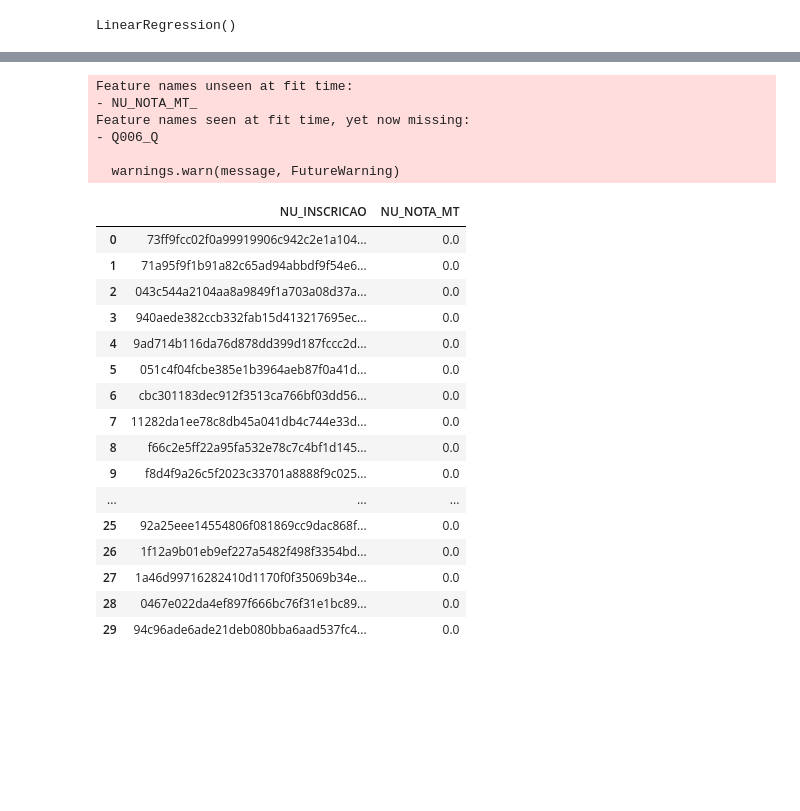
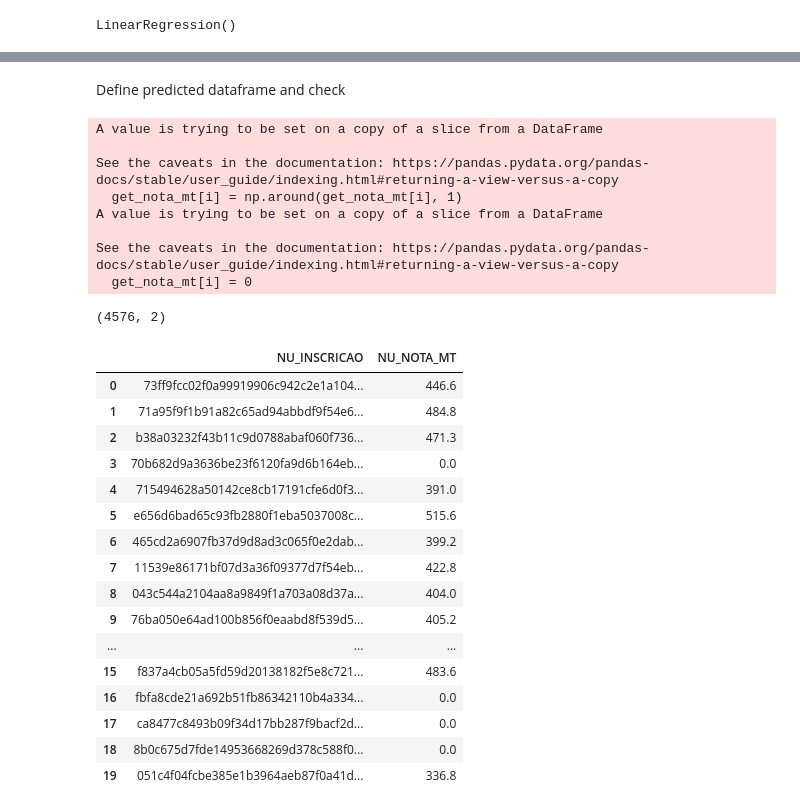
Before and after one commit to mirellaalves/data-science-acelera, a Jupyter notebook: enem-2/main.ipynb, the cells around one changed output, grey strips where cells are left out. Drawn from its saved outputs; the diff is of its cells as text; code cells hidden in the pictures; blank space fills up the shorter version.

```diff
--- a/enem-2/main.ipynb
+++ b/enem-2/main.ipynb
@@ -310,6 +146,5 @@ Name: NU_NOTA_MT, dtype: int64
 # %%
-# train model by linear regression
 linear_regression = LinearRegression()
-linear_regression.fit(x_train_features, y_train_target)
+linear_regression.fit(use_one_hot_encoder(x_train_features), y_train_target)
 # %% [output]
 LinearRegression()
@@ -327,0 +153,4 @@ df_test.shape
+# %%
+df_test_inscricao = df_test['NU_INSCRICAO']
+df_test_no_inscricao = df_test.drop(['NU_INSCRICAO'], axis=1)
+y_test_target = linear_regression.predict(use_one_hot_encoder(df_test_no_inscricao))
@@ -328,36 +159,55 @@ df_test.shape
+# %%
+def fill_missing_students_grade(df, missing_students):
+    new_df = df.copy()
+    get_inscricao = new_df['NU_INSCRICAO']
+    get_nota_mt = new_df['NU_NOTA_MT']
+    for i in range(1, new_df.shape[0]):
+        if get_inscricao[i] in missing_students:
+            get_nota_mt[i] = 0
+        get_nota_mt[i] = np.around(get_nota_mt[i], 1)
+    return new_df
+# %% [markdown]
+Define predicted dataframe and check
 # %%
-# test model
-y_test_target = linear_regression.predict(x_test_features)
-
 df_pred = pd.DataFrame({
     'NU_INSCRICAO': df_test_inscricao,
     'NU_NOTA_MT': y_test_target
 }).reset_index(drop=True)
 
-df_pred['NU_NOTA_MT'] = np.around(df_pred['NU_NOTA_MT'], 1)
+missing_students_serie = list(df_test[df_test_no_inscricao["TP_PRESENCA_LC"] == 0]['NU_INSCRICAO'])
 
-df_pred.head(30)
+math_grade_predict = fill_missing_students_grade(df_pred, missing_students_serie)
+
+math_grade_predict['NU_NOTA_MT'] = np.around(math_grade_predict['NU_NOTA_MT'], 1)
+
+math_grade_predict.shape
 # %% [output]
-Feature names unseen at fit time:
-- NU_NOTA_MT_
-Feature names seen at fit time, yet now missing:
-- Q006_Q
+A value is trying to be set on a copy of a slice from a DataFrame
 
-  warnings.warn(message, FutureWarning)
+See the caveats in the documentation: https://pandas.pydata.org/pandas-docs/stable/user_guide/indexing.html#returning-a-view-versus-a-copy
+  get_nota_mt[i] = np.around(get_nota_mt[i], 1)
+A value is trying to be set on a copy of a slice from a DataFrame
+
+See the caveats in the documentation: https://pandas.pydata.org/pandas-docs/stable/user_guide/indexing.html#returning-a-view-versus-a-copy
+  get_nota_mt[i] = 0
-|  | NU_INSCRICAO | NU_NOTA_MT |
-| 0 | 73ff9fcc02f0a99919906c942c2e1a104... | 0.0 |
-| 1 | 71a95f9f1b91a82c65ad94abbdf9f54e6... | 0.0 |
-| 2 | 043c544a2104aa8a9849f1a703a08d37a... | 0.0 |
-| 3 | 940aede382ccb332fab15d413217695ec... | 0.0 |
-| 4 | 9ad714b116da76d878dd399d187fccc2d... | 0.0 |
-| 5 | 051c4f04fcbe385e1b3964aeb87f0a41d... | 0.0 |
-| 6 | cbc301183dec912f3513ca766bf03dd56... | 0.0 |
-| 7 | 11282da1ee78c8db45a041db4c744e33d... | 0.0 |
-| 8 | f66c2e5ff22a95fa532e78c7c4bf1d145... | 0.0 |
-| 9 | f8d4f9a26c5f2023c33701a8888f9c025... | 0.0 |
-| ... | ... | ... |
-| 25 | 92a25eee14554806f081869cc9dac868f... | 0.0 |
-| 26 | 1f12a9b01eb9ef227a5482f498f3354bd... | 0.0 |
-| 27 | 1a46d99716282410d1170f0f35069b34e... | 0.0 |
-| 28 | 0467e022da4ef897f666bc76f31e1bc89... | 0.0 |
-| 29 | 94c96ade6ade21deb080bba6aad537fc4... | 0.0 |
+(4576, 2)
+# %%
+math_grade_predict.head(20)
+# %% [output]
+|  | NU_INSCRICAO | NU_NOTA_MT |
+| 0 | 73ff9fcc02f0a99919906c942c2e1a104... | 446.6 |
+| 1 | 71a95f9f1b91a82c65ad94abbdf9f54e6... | 484.8 |
+| 2 | b38a03232f43b11c9d0788abaf060f736... | 471.3 |
+| 3 | 70b682d9a3636be23f6120fa9d6b164eb... | 0.0 |
+| 4 | 715494628a50142ce8cb17191cfe6d0f3... | 391.0 |
+| 5 | e656d6bad65c93fb2880f1eba5037008c... | 515.6 |
+| 6 | 465cd2a6907fb37d9d8ad3c065f0e2dab... | 399.2 |
+| 7 | 11539e86171bf07d3a36f09377d7f54eb... | 422.8 |
+| 8 | 043c544a2104aa8a9849f1a703a08d37a... | 404.0 |
+| 9 | 76ba050e64ad100b856f0eaabd8f539d5... | 405.2 |
+| ... | ... | ... |
+| 15 | f837a4cb05a5fd59d20138182f5e8c721... | 483.6 |
+| 16 | fbfa8cde21a692b51fb86342110b4a334... | 0.0 |
+| 17 | ca8477c8493b09f34d17bb287f9bacf2d... | 0.0 |
+| 18 | 8b0c675d7fde14953668269d378c588f0... | 0.0 |
+| 19 | 051c4f04fcbe385e1b3964aeb87f0a41d... | 336.8 |
```
Also changed, not shown: parts of 42 cells of this notebook, 5 other files.
